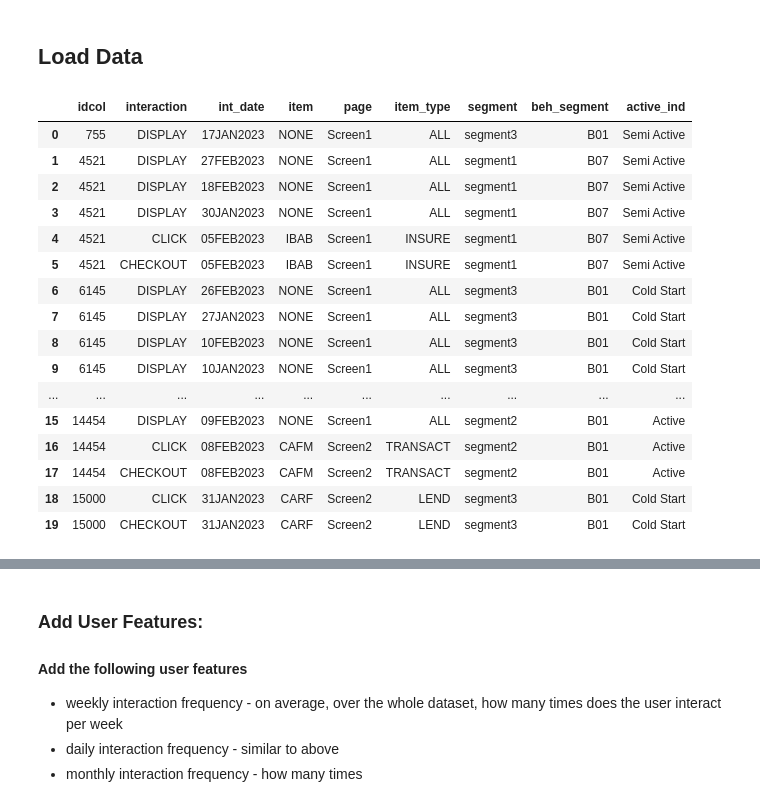
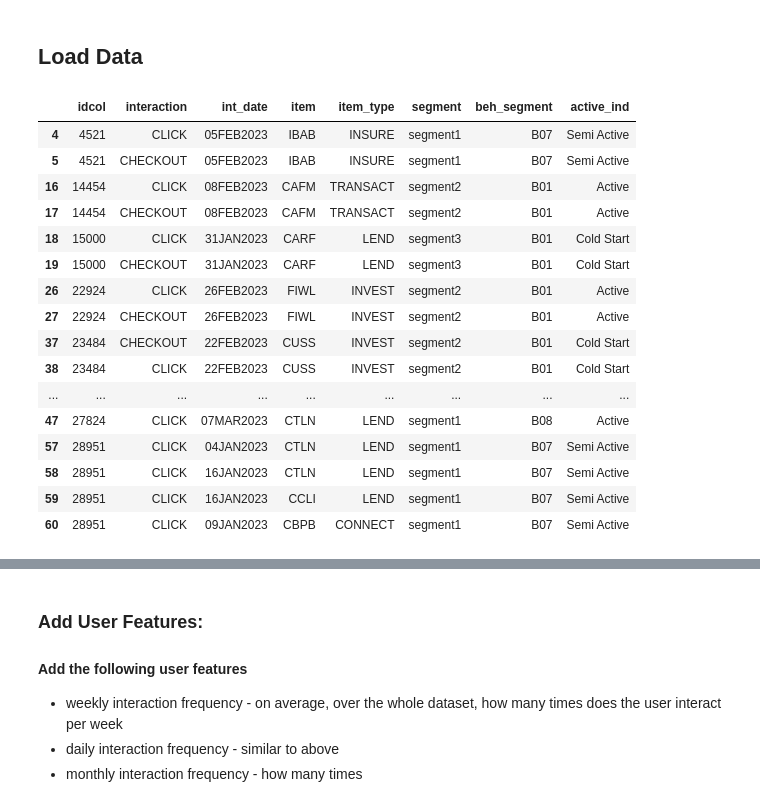
Before and after one commit to lizesteyn/FNBdataquest, a Jupyter notebook: LightFM_2.ipynb, the cells around one changed output, grey strips where cells are left out. Drawn from its saved outputs; the diff is of its cells as text; code cells hidden in the pictures.

```diff
--- a/LightFM_2.ipynb
+++ b/LightFM_2.ipynb
@@ -18,27 +18,35 @@ from scipy.sparse import csr_matrix, vstack
 # %%
 data = pd.read_csv("./fnb_datav2.csv")
 
 # Remove
-data = data.drop(columns = ["item_descrip", "tod"])
+data = data.drop(columns = ["item_descrip", "tod", "page"])
 data.head(20)
+
+# TEST:
+# Drop rows where "item" column contains "NONE"
+# data = data[data["active_ind"] != "Cold Start"]
+data = data[data["item"] != "NONE"]
+
+data.head(20)
+# data.shape
 # %% [output]
-|  | idcol | interaction | int_date | item | page | item_type | segment | beh_segment | active_ind |
-| 0 | 755 | DISPLAY | 17JAN2023 | NONE | Screen1 | ALL | segment3 | B01 | Semi Active |
-| 1 | 4521 | DISPLAY | 27FEB2023 | NONE | Screen1 | ALL | segment1 | B07 | Semi Active |
-| 2 | 4521 | DISPLAY | 18FEB2023 | NONE | Screen1 | ALL | segment1 | B07 | Semi Active |
-| 3 | 4521 | DISPLAY | 30JAN2023 | NONE | Screen1 | ALL | segment1 | B07 | Semi Active |
-| 4 | 4521 | CLICK | 05FEB2023 | IBAB | Screen1 | INSURE | segment1 | B07 | Semi Active |
-| 5 | 4521 | CHECKOUT | 05FEB2023 | IBAB | Screen1 | INSURE | segment1 | B07 | Semi Active |
-| 6 | 6145 | DISPLAY | 26FEB2023 | NONE | Screen1 | ALL | segment3 | B01 | Cold Start |
-| 7 | 6145 | DISPLAY | 27JAN2023 | NONE | Screen1 | ALL | segment3 | B01 | Cold Start |
-| 8 | 6145 | DISPLAY | 10FEB2023 | NONE | Screen1 | ALL | segment3 | B01 | Cold Start |
-| 9 | 6145 | DISPLAY | 10JAN2023 | NONE | Screen1 | ALL | segment3 | B01 | Cold Start |
-| ... | ... | ... | ... | ... | ... | ... | ... | ... | ... |
-| 15 | 14454 | DISPLAY | 09FEB2023 | NONE | Screen1 | ALL | segment2 | B01 | Active |
-| 16 | 14454 | CLICK | 08FEB2023 | CAFM | Screen2 | TRANSACT | segment2 | B01 | Active |
-| 17 | 14454 | CHECKOUT | 08FEB2023 | CAFM | Screen2 | TRANSACT | segment2 | B01 | Active |
-| 18 | 15000 | CLICK | 31JAN2023 | CARF | Screen2 | LEND | segment3 | B01 | Cold Start |
-| 19 | 15000 | CHECKOUT | 31JAN2023 | CARF | Screen2 | LEND | segment3 | B01 | Cold Start |
+|  | idcol | interaction | int_date | item | item_type | segment | beh_segment | active_ind |
+| 4 | 4521 | CLICK | 05FEB2023 | IBAB | INSURE | segment1 | B07 | Semi Active |
+| 5 | 4521 | CHECKOUT | 05FEB2023 | IBAB | INSURE | segment1 | B07 | Semi Active |
+| 16 | 14454 | CLICK | 08FEB2023 | CAFM | TRANSACT | segment2 | B01 | Active |
+| 17 | 14454 | CHECKOUT | 08FEB2023 | CAFM | TRANSACT | segment2 | B01 | Active |
+| 18 | 15000 | CLICK | 31JAN2023 | CARF | LEND | segment3 | B01 | Cold Start |
+| 19 | 15000 | CHECKOUT | 31JAN2023 | CARF | LEND | segment3 | B01 | Cold Start |
+| 26 | 22924 | CLICK | 26FEB2023 | FIWL | INVEST | segment2 | B01 | Active |
+| 27 | 22924 | CHECKOUT | 26FEB2023 | FIWL | INVEST | segment2 | B01 | Active |
+| 37 | 23484 | CHECKOUT | 22FEB2023 | CUSS | INVEST | segment2 | B01 | Cold Start |
+| 38 | 23484 | CLICK | 22FEB2023 | CUSS | INVEST | segment2 | B01 | Cold Start |
+| ... | ... | ... | ... | ... | ... | ... | ... | ... |
+| 47 | 27824 | CLICK | 07MAR2023 | CTLN | LEND | segment1 | B08 | Active |
+| 57 | 28951 | CLICK | 04JAN2023 | CTLN | LEND | segment1 | B07 | Semi Active |
+| 58 | 28951 | CLICK | 16JAN2023 | CTLN | LEND | segment1 | B07 | Semi Active |
+| 59 | 28951 | CLICK | 16JAN2023 | CCLI | LEND | segment1 | B07 | Semi Active |
+| 60 | 28951 | CLICK | 09JAN2023 | CBPB | CONNECT | segment1 | B07 | Semi Active |
 # %%
 # I remve a random Active user to test the cold start approach later:
 # Step 1: Filter users with active_ind equal to 'Active'
```
Also changed, not shown: parts of 48 cells of this notebook.
